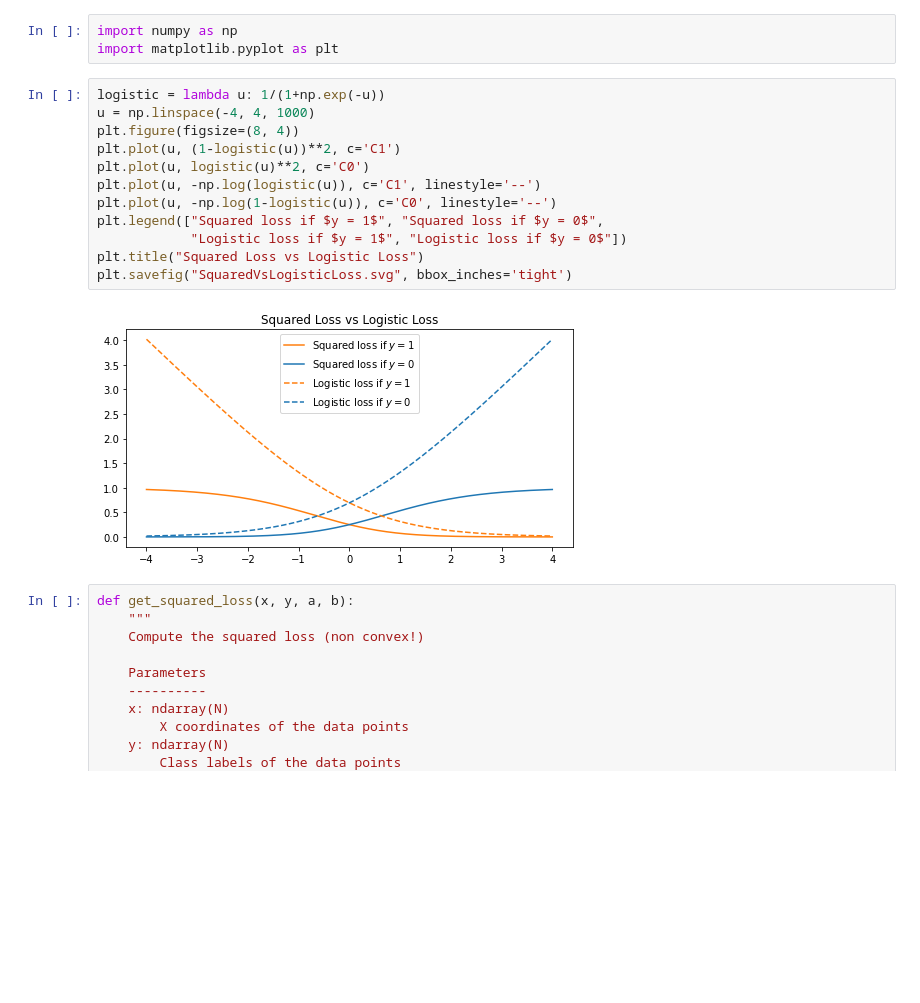
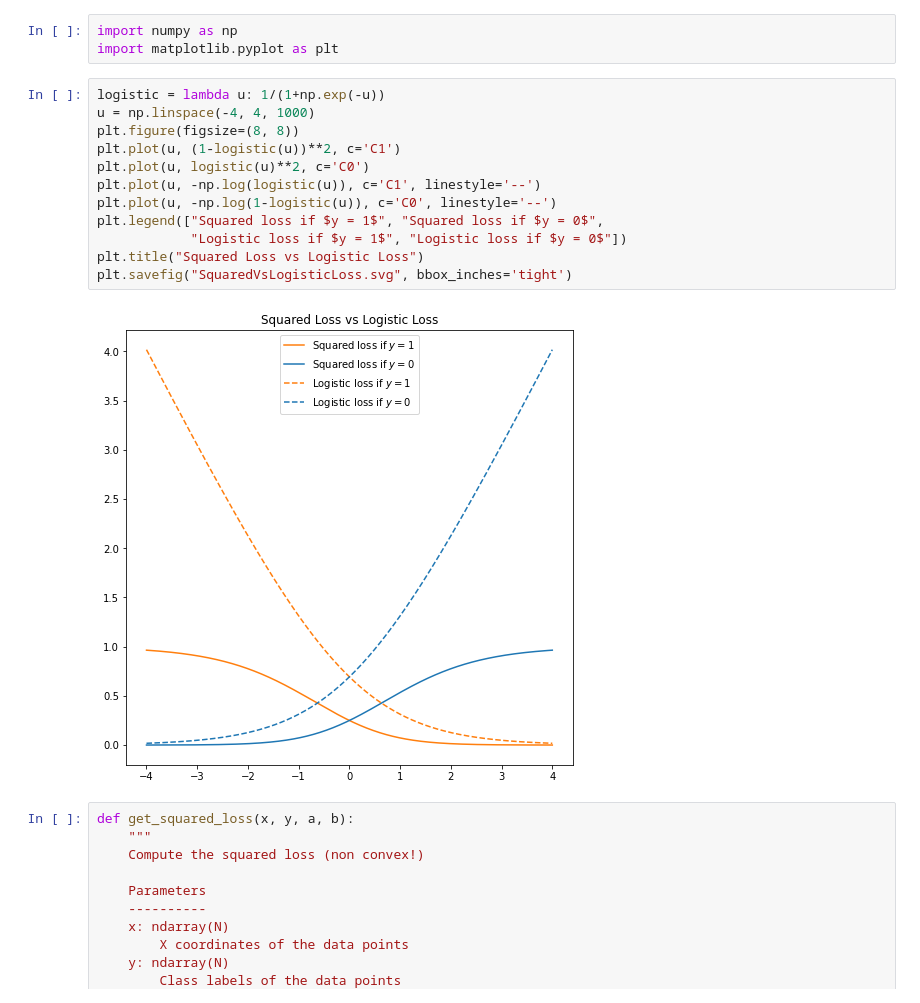
Before and after one commit to Ursinus-CS477-F2021/Week11_Convexity_NNIntro, a Jupyter notebook: LogisticLoss.ipynb, the cells around one changed output. Drawn from its saved outputs; the diff is of its cells as text; blank space fills up the shorter version.

Commit message:
Better figure

```diff
--- a/LogisticLoss.ipynb
+++ b/LogisticLoss.ipynb
@@ -9,17 +9,17 @@ import matplotlib.pyplot as plt
 # %%
 logistic = lambda u: 1/(1+np.exp(-u))
 u = np.linspace(-4, 4, 1000)
-plt.figure(figsize=(8, 4))
+plt.figure(figsize=(8, 8))
 plt.plot(u, (1-logistic(u))**2, c='C1')
 plt.plot(u, logistic(u)**2, c='C0')
 plt.plot(u, -np.log(logistic(u)), c='C1', linestyle='--')
 plt.plot(u, -np.log(1-logistic(u)), c='C0', linestyle='--')
 plt.legend(["Squared loss if $y = 1$", "Squared loss if $y = 0$",
             "Logistic loss if $y = 1$", "Logistic loss if $y = 0$"])
 plt.title("Squared Loss vs Logistic Loss")
 plt.savefig("SquaredVsLogisticLoss.svg", bbox_inches='tight')
 # %% [output]
-[figure, old version]
+[figure, new version]
 # %%
 def get_squared_loss(x, y, a, b):
     """
```
